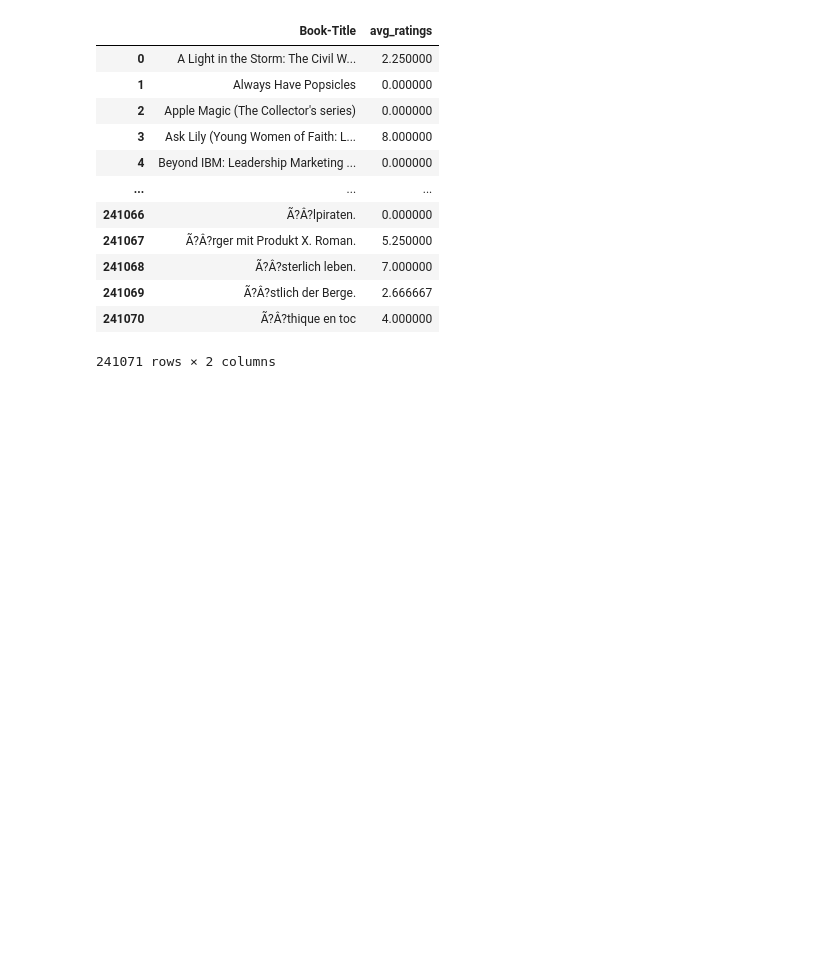
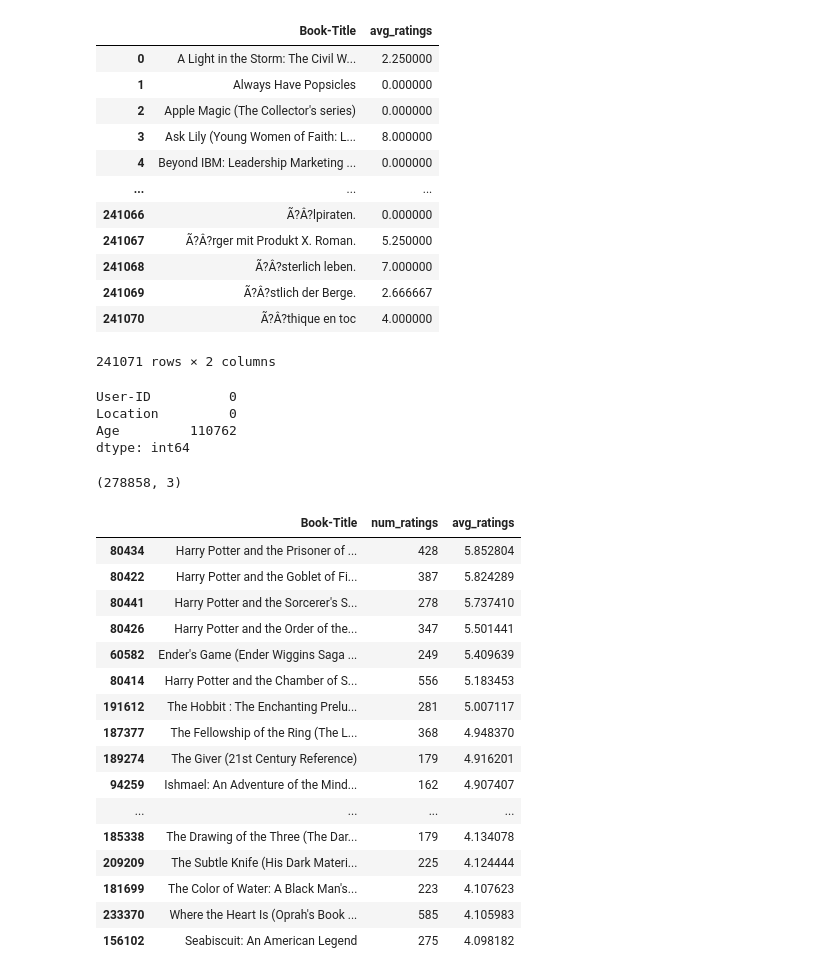
Before and after one commit to DipanshuAmbilkar03/Book_Recommendation, a Jupyter notebook: book_recommendation.ipynb, the cells around one changed output. Saved outputs shown, nothing was run; the diff lists cells and outputs as text; code cells hidden in the pictures; blank space fills up the shorter version.

```diff
--- a/book_recommendation.ipynb
+++ b/book_recommendation.ipynb
@@ -153,3 +151,36 @@ avg_rating_df
 | 241069 | Ã?Â?stlich der Berge. | 2.666667 |
 | 241070 | Ã?Â?thique en toc | 4.000000 |
 241071 rows × 2 columns
+# %%
+user.isnull().sum()
+# %% [output]
+User-ID          0
+Location         0
+Age         110762
+dtype: int64
+# %%
+user.shape
+# %% [output]
+(278858, 3)
+# %%
+popularity_df = num_rating_df.merge(avg_rating_df,on='Book-Title')
+# %%
+popularity_df[popularity_df['num_ratings'] > 160].sort_values('avg_ratings',ascending=False).head(50)
+# %% [output]
+|  | Book-Title | num_ratings | avg_ratings |
+| 80434 | Harry Potter and the Prisoner of ... | 428 | 5.852804 |
+| 80422 | Harry Potter and the Goblet of Fi... | 387 | 5.824289 |
+| 80441 | Harry Potter and the Sorcerer's S... | 278 | 5.737410 |
+| 80426 | Harry Potter and the Order of the... | 347 | 5.501441 |
+| 60582 | Ender's Game (Ender Wiggins Saga ... | 249 | 5.409639 |
+| 80414 | Harry Potter and the Chamber of S... | 556 | 5.183453 |
+| 191612 | The Hobbit : The Enchanting Prelu... | 281 | 5.007117 |
+| 187377 | The Fellowship of the Ring (The L... | 368 | 4.948370 |
+| 189274 | The Giver (21st Century Reference) | 179 | 4.916201 |
+| 94259 | Ishmael: An Adventure of the Mind... | 162 | 4.907407 |
+| ... | ... | ... | ... |
+| 185338 | The Drawing of the Three (The Dar... | 179 | 4.134078 |
+| 209209 | The Subtle Knife (His Dark Materi... | 225 | 4.124444 |
+| 181699 | The Color of Water: A Black Man's... | 223 | 4.107623 |
+| 233370 | Where the Heart Is (Oprah's Book ... | 585 | 4.105983 |
+| 156102 | Seabiscuit: An American Legend | 275 | 4.098182 |
```
Also changed, not shown: parts of 18 cells of this notebook.
